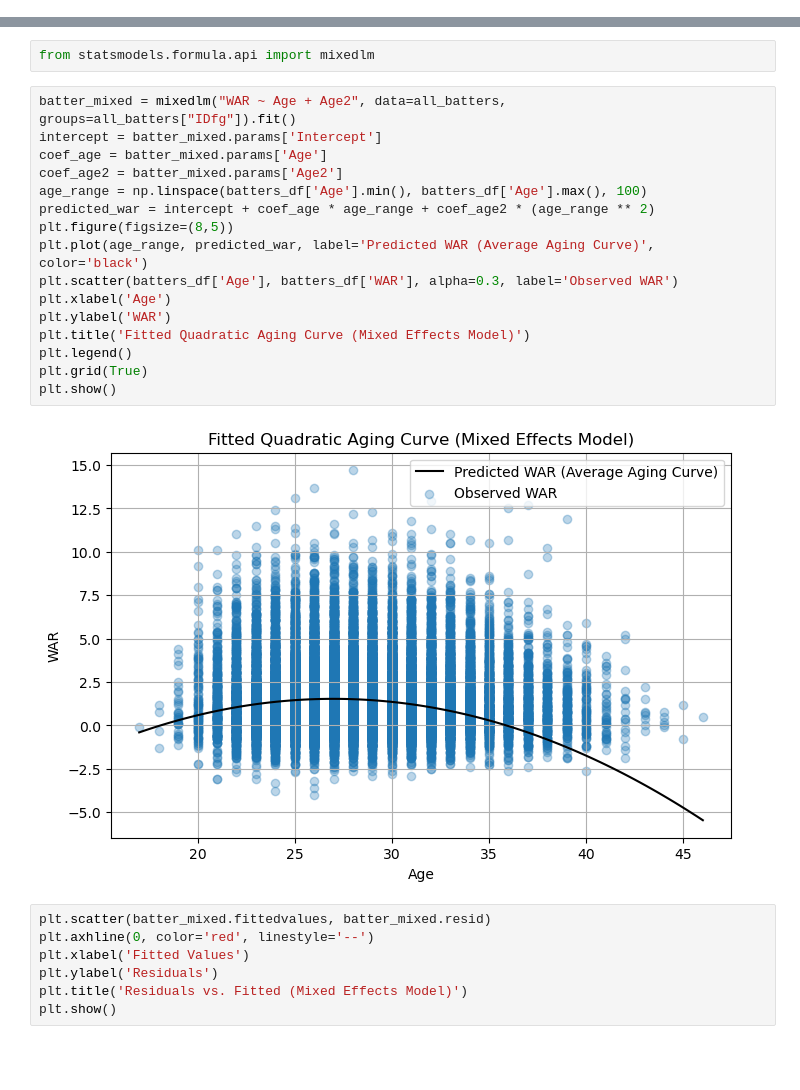
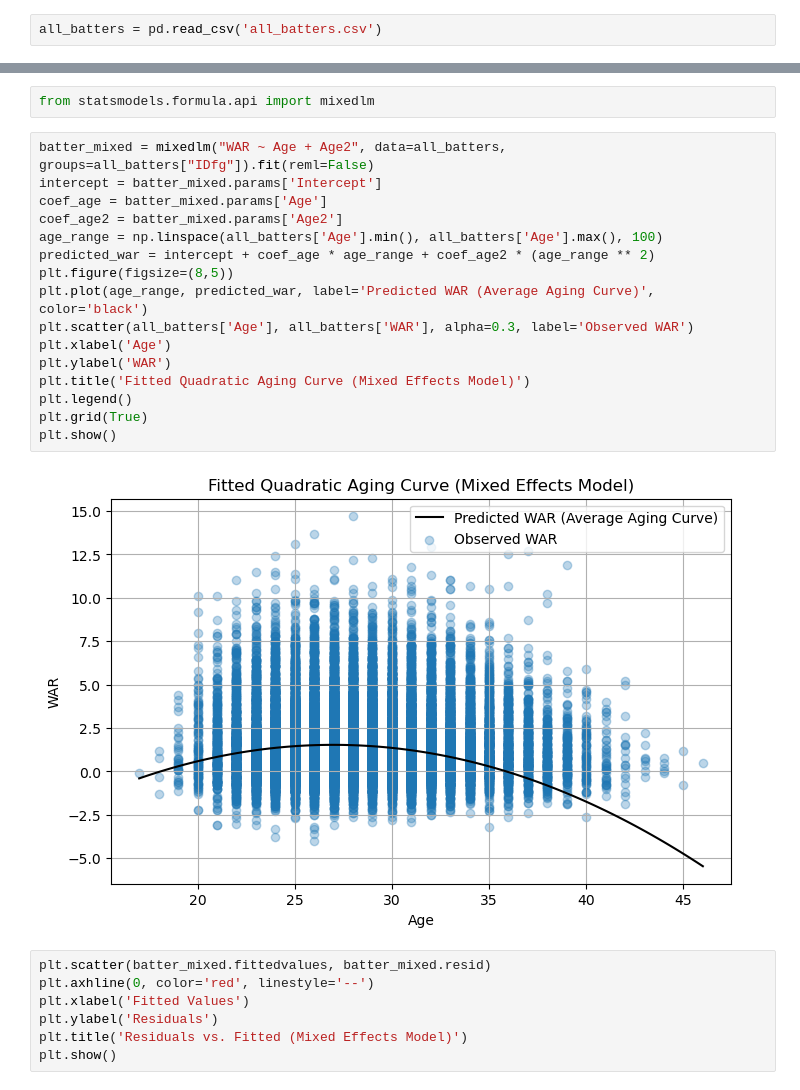
Before and after one commit to dylansti02/statcast_heatmaps_and_baseball_analysis, a Jupyter notebook: deriving_age_curve.ipynb, the cells around one changed output, grey strips where cells are left out. Cells and saved outputs as stored; diff of their text form; blank space fills up the shorter version.

```diff
--- a/deriving_age_curve.ipynb
+++ b/deriving_age_curve.ipynb
@@ -79,6 +81,8 @@ all_batters = pd.concat([batters_df, batters_2025_trimmed])
 all_batters.to_csv('all_batters.csv')
 # %%
 #saved to CSV so we can reload the notebook without re-aqcuiring the data
+# %%
+all_batters = pd.read_csv('all_batters.csv')
 # %%
 # first, try a simple linear fit
 
@@ -200,23 +204,23 @@ plt.show()
 # %%
 from statsmodels.formula.api import mixedlm
 # %%
-batter_mixed = mixedlm("WAR ~ Age + Age2", data=all_batters, groups=all_batters["IDfg"]).fit()
+batter_mixed = mixedlm("WAR ~ Age + Age2", data=all_batters, groups=all_batters["IDfg"]).fit(reml=False)
 intercept = batter_mixed.params['Intercept']
 coef_age = batter_mixed.params['Age']
 coef_age2 = batter_mixed.params['Age2']
-age_range = np.linspace(batters_df['Age'].min(), batters_df['Age'].max(), 100)
+age_range = np.linspace(all_batters['Age'].min(), all_batters['Age'].max(), 100)
 predicted_war = intercept + coef_age * age_range + coef_age2 * (age_range ** 2)
 plt.figure(figsize=(8,5))
 plt.plot(age_range, predicted_war, label='Predicted WAR (Average Aging Curve)', color='black')
-plt.scatter(batters_df['Age'], batters_df['WAR'], alpha=0.3, label='Observed WAR')
+plt.scatter(all_batters['Age'], all_batters['WAR'], alpha=0.3, label='Observed WAR')
 plt.xlabel('Age')
 plt.ylabel('WAR')
 plt.title('Fitted Quadratic Aging Curve (Mixed Effects Model)')
 plt.legend()
 plt.grid(True)
 plt.show()
 # %% [output]
-[figure, old version]
+[figure, new version]
 # %%
 plt.scatter(batter_mixed.fittedvalues, batter_mixed.resid)
 plt.axhline(0, color='red', linestyle='--')
```
Also changed, not shown: parts of 23 cells of this notebook, 1 other file.
